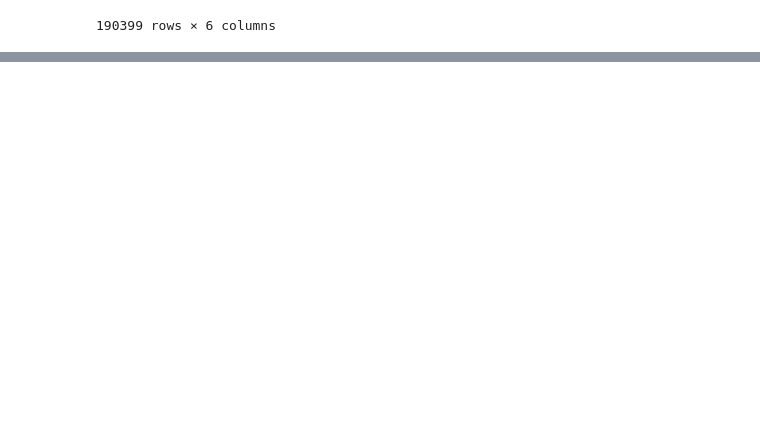
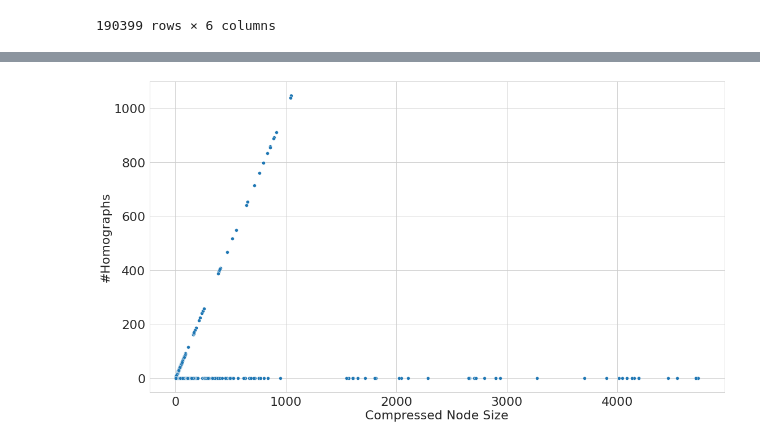
Before and after one commit to northeastern-datalab/domain_net, a Jupyter notebook: network_analysis/graph_compression.ipynb, the cells around one changed output, grey strips where cells are left out. Saved outputs shown, nothing was run; the diff lists cells and outputs as text; code cells hidden in the pictures; blank space fills up the shorter version.

```diff
--- a/network_analysis/graph_compression.ipynb
+++ b/network_analysis/graph_compression.ipynb
@@ -213,0 +242,6 @@ dtype: int64
+# %%
+ax = sns.scatterplot(data=df_compressed, x='size', y='num_homographs')
+ax.set(xlabel='Compressed Node Size', ylabel='#Homographs',)
+plt.tight_layout()
+# %% [output]
+[figure, added]
```
Also changed, not shown: parts of 15 cells of this notebook.
